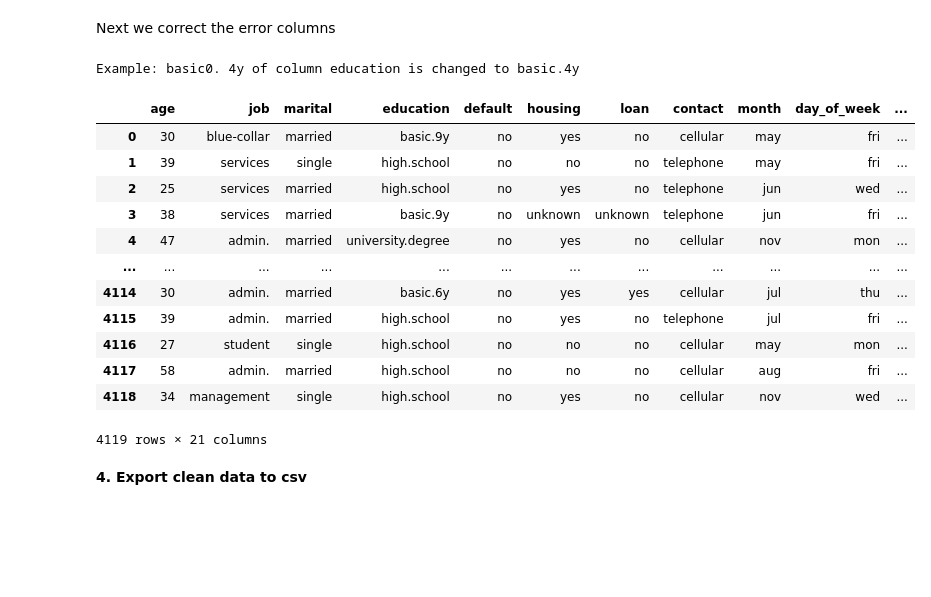
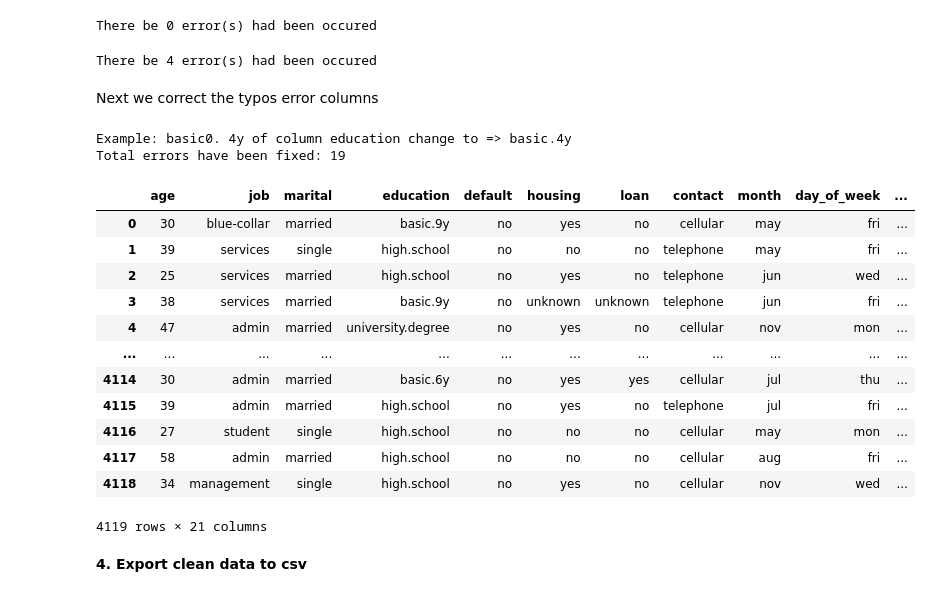
Before and after one commit to thinhsuy/Data_cleansing_summarising, a Jupyter notebook: myjob.ipynb, the cells around one changed output. Drawn from its saved outputs; the diff is of its cells as text; code cells hidden in the pictures; blank space fills up the shorter version.

```diff
--- a/myjob.ipynb
+++ b/myjob.ipynb
@@ -29 +34,18 @@ df
+# %%
+# in here we would spread out all the valid value of data with object type
+# which be considered before in the document
+valid_value = {
+    "job": ["admin", "blue-collar", "entrepreneur", "housemaid",
+"management", "retired", "self-employed", "services", "student", "technician", "unemployed",
+"unknown"],
+    "marital": ["divorced", "married", "single", "unknown"],
+    "education": ["basic.4y", "basic.6y", "basic.9y", "high.school", "illiterate",
+"professional.course", "university.degree", "unknown"],
+    "default" : ["no", "yes", "unknown"],
+    "housing" : ["no", "yes", "unknown"],
+    "loan" : ["no", "yes", "unknown"],
+    "contact" : ["cellular", "telephone"],
+    "month": ["jan", "feb", "mar", "apr", "may", "jun", "jul", "aug", "sep", "oct", "nov", "dec"],
+    "day_of_week" : ["mon", "tue", "wed", "thu", "fri"]
+}
 # %% [markdown]
@@ -86,67 +117,66 @@ memory usage: 675.9+ KB
 <p>First we need to process the values 0 of duration</p>
-# %%
-df.drop(df[(df["duration"]==0) & (df["y"]=='yes')].index, inplace=True)
+# %%
+# get error index of column duration that make column y be missunderstand
+error_index = df[(df["duration"]==0) & (df["y"]=='yes')].index
+list_error_index.append(error_index)
+# df.drop(error_index, inplace=True)
+print(f"There be {error_index.size} error(s) had been occured")
+# %% [output]
+There be 0 error(s) had been occured
+# %%
+total_na_occur = 0
+for col in df.columns:
+    error_index = df.loc[df[col]=='na'].index
+    list_error_index.append(error_index)
+    total_na_occur += error_index.size
+print(f"There be {total_na_occur} error(s) had been occured")
+# %% [output]
+There be 4 error(s) had been occured
 # %% [markdown]
-<p>Next we correct the error columns</p>
+<p>Next we correct the typos error columns</p>
 # %%
-# facing with typos error by replacing the wrong one in to correct one via comparing invalid value with valid value
-df = pd.read_csv('bank.txt', sep='\t')
-
-valid_value = {
-    "job": ["admin.", "blue-collar", "entrepreneur", "housemaid",
-"management", "retired", "self-employed", "services", "student", "technician", "unemployed",
-"unknown"],
-    "marital": ["divorced", "married", "single", "unknown"],
-    "education": ["basic.4y", "basic.6y", "basic.9y", "high.school", "illiterate",
-"professional.course", "university.degree", "unknown"],
-    "default" : ["no", "yes", "unknown"],
-    "housing" : ["no", "yes", "unknown"],
-    "loan" : ["no", "yes", "unknown"],
-    "contact" : ["cellular", "telephone"],
-    "month": ["jan", "feb", "mar", "apr", "may", "jun", "jul", "aug", "sep", "oct", "nov", "dec"],
-    "day_of_week" : ["mon", "tue", "wed", "thu", "fri"],
-    "poutcome" : ["failure", "nonexistent", "success"]
-}
-
-# Change typos value if that is approximate with valid one
+# function that would compare the typos error word and fix it whether it is approximate with the valid values above
 def auto_fix(error, valid):
     if (not error or error=="na"): return error
     anchor, percent = error, 0
     for value in valid:
         try:
             s = sum([1 if char in value else 0 for char in error])
             if (s*100/len(value)>percent):
                 anchor = value
                 percent = s*100/len(value)
         except: continue
     return anchor
 
 error = "basic0. 4y"
-print("Example:", error, "of column education is changed to", auto_fix(error, valid_value["education"]))
+print("Example:", error, "of column education change to =>", auto_fix(error, valid_value["education"]))
 
-def typos_treatment(df, valid_value):
+def typos_treatment(df, valid_value, total_error_occur):
     for key, val in valid_value.items():
         index = df[~df[key].isin(val)].index
         error_list = list(df.iloc[index][key].unique())
+        total_error_occur += len(error_list)
         for error in error_list:
             df[key] = pd.Series(df[key].replace(error, auto_fix(error, valid_value[key])))
-    return df
+    return df, total_error_occur
 
-df = typos_treatment(df, valid_value)
+df, total_error_occur = typos_treatment(df, valid_value, 0)
+print(f"Total errors have been fixed: {total_error_occur}")
 df
 # %% [output]
-Example: basic0. 4y of column education is changed to basic.4y
+Example: basic0. 4y of column education change to => basic.4y
+Total errors have been fixed: 19
 |  | age | job | marital | education | default | housing | loan | contact | month | day_of_week | ... |
 | 0 | 30 | blue-collar | married | basic.9y | no | yes | no | cellular | may | fri | ... |
 | 1 | 39 | services | single | high.school | no | no | no | telephone | may | fri | ... |
 | 2 | 25 | services | married | high.school | no | yes | no | telephone | jun | wed | ... |
 | 3 | 38 | services | married | basic.9y | no | unknown | unknown | telephone | jun | fri | ... |
-| 4 | 47 | admin. | married | university.degree | no | yes | no | cellular | nov | mon | ... |
+| 4 | 47 | admin | married | university.degree | no | yes | no | cellular | nov | mon | ... |
 | ... | ... | ... | ... | ... | ... | ... | ... | ... | ... | ... | ... |
-| 4114 | 30 | admin. | married | basic.6y | no | yes | yes | cellular | jul | thu | ... |
-| 4115 | 39 | admin. | married | high.school | no | yes | no | telephone | jul | fri | ... |
+| 4114 | 30 | admin | married | basic.6y | no | yes | yes | cellular | jul | thu | ... |
+| 4115 | 39 | admin | married | high.school | no | yes | no | telephone | jul | fri | ... |
 | 4116 | 27 | student | single | high.school | no | no | no | cellular | may | mon | ... |
-| 4117 | 58 | admin. | married | high.school | no | no | no | cellular | aug | fri | ... |
+| 4117 | 58 | admin | married | high.school | no | no | no | cellular | aug | fri | ... |
 | 4118 | 34 | management | single | high.school | no | yes | no | cellular | nov | wed | ... |
 4119 rows × 21 columns
 # %% [markdown]
```
Also changed, not shown: parts of 48 cells of this notebook, 1 other file.
